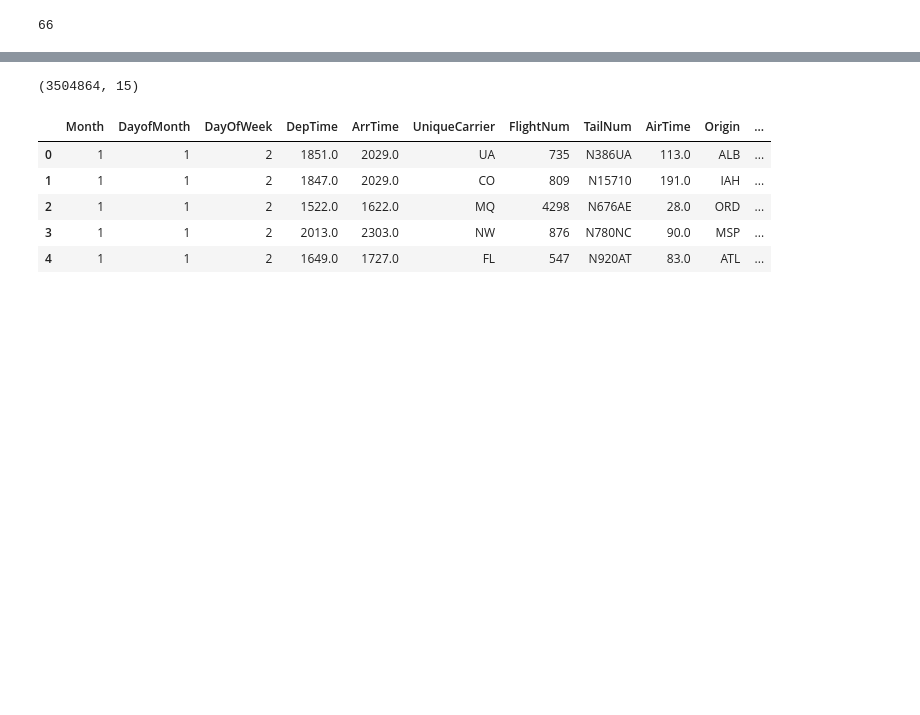
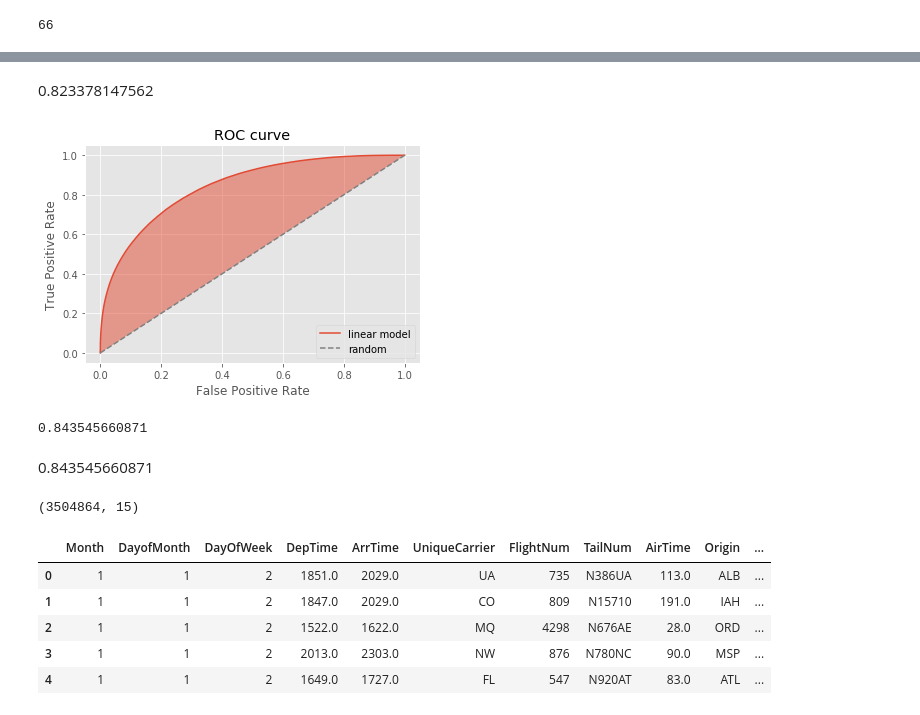
Before and after one commit to gt22/banana-ml, a Jupyter notebook: bfd/bfd-kaggle.ipynb, the cells around one changed output, grey strips where cells are left out. Saved outputs shown, nothing was run; the diff lists cells and outputs as text; code cells hidden in the pictures; blank space fills up the shorter version.

```diff
--- a/bfd/bfd-kaggle.ipynb
+++ b/bfd/bfd-kaggle.ipynb
@@ -365,3 +323,14 @@ print(metrics.roc_auc_score(label_test, predpr[:,1]))
+# %% [markdown]
+0.823378147562
+# %%
+mean_pred = (reg_pred + dec_pred) / 2
+roc_curve(label_test, mean_pred)
+print(metrics.roc_auc_score(label_test, mean_pred[:,1]))
+# %% [output]
+[figure, added]
+0.843545660871
+# %% [markdown]
+0.843545660871
 # %%
 test_df = pd.read_csv("test_dataset.csv")
 # %%
```
Also changed, not shown: parts of 45 cells of this notebook, 3 other files.
